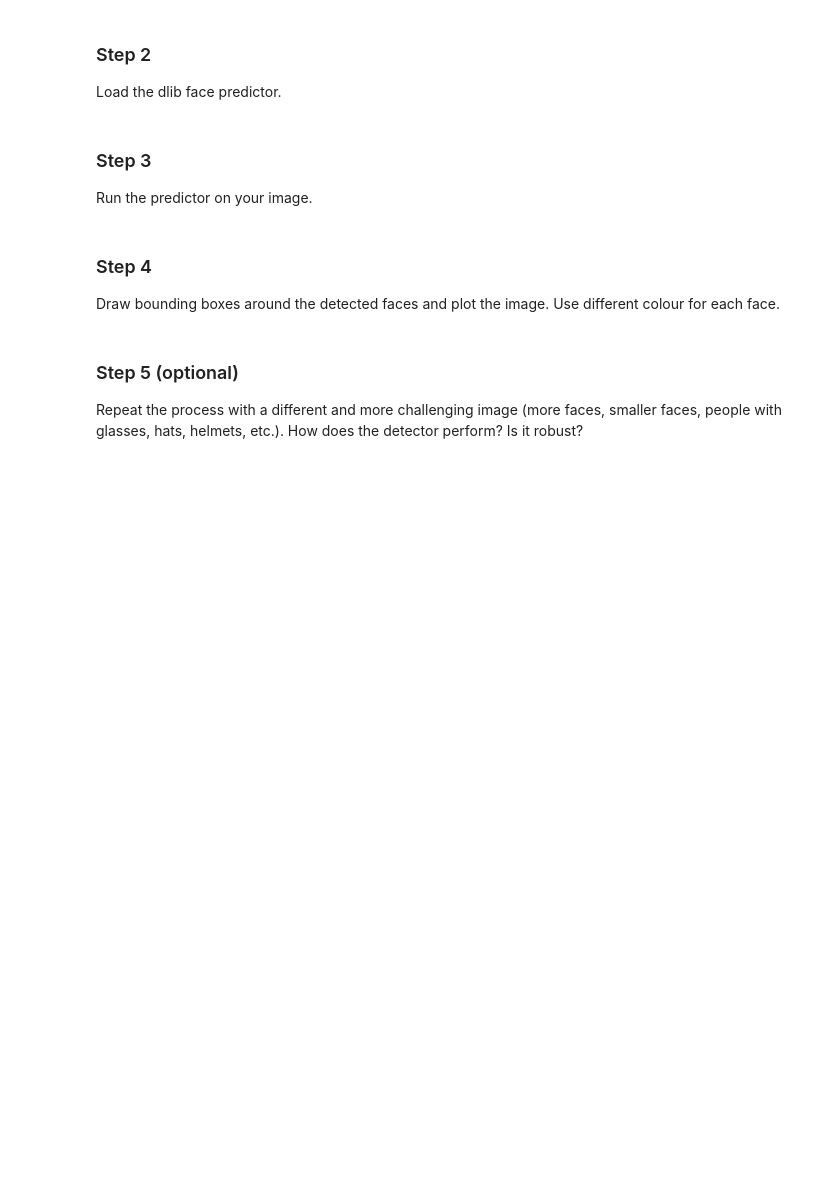
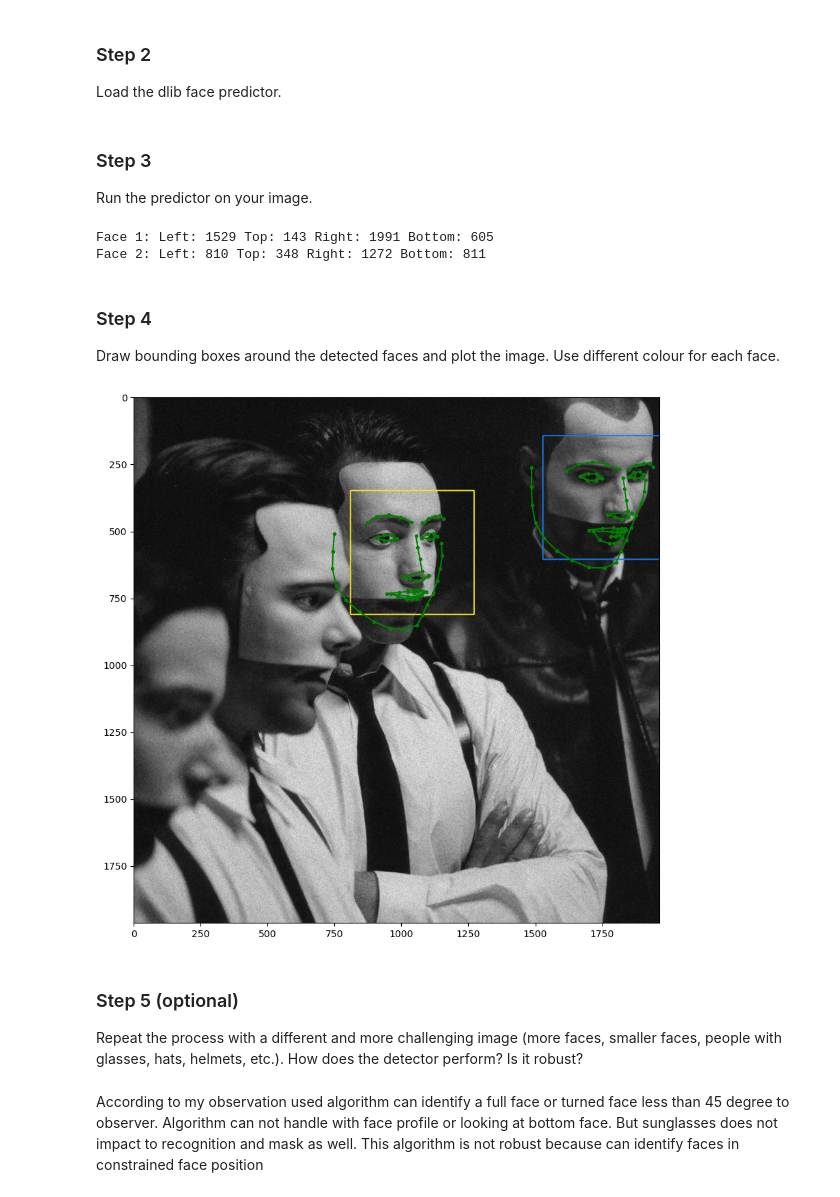
Before and after one commit to KryvkoSergii/ComputerVision, a Jupyter notebook: lesson9/Homework.ipynb, the cells around one changed output. Drawn from its saved outputs; the diff is of its cells as text; code cells hidden in the pictures; blank space fills up the shorter version.

```diff
--- a/lesson9/Homework.ipynb
+++ b/lesson9/Homework.ipynb
@@ -16,15 +30,60 @@ Load an image (any image that contains faces).
 ### Step 2
 
 Load the dlib face predictor.
+# %%
+predictor = dlib.shape_predictor('../../shape_predictor_68_face_landmarks.dat')
+detector = dlib.get_frontal_face_detector()
 # %% [markdown]
 ### Step 3
 
 Run the predictor on your image.
+# %%
+# Convert landmarks to ndarray for better manipulation
+def landmarks(shape):
+    kps = list(map(lambda p: (p.x, p.y), shape.parts()))
+    return np.array(kps)
+# %%
+# detected faces on the image
+# The 1 in the second argument indicates that we should upsample the image 1 time
+detectedFaces = detector(img, 1)
+landmarkList = []
+for k, d in enumerate(detectedFaces):
+    print("Face {}: Left: {} Top: {} Right: {} Bottom: {}".format(k+1, d.left(), d.top(), d.right(), d.bottom()))
+
+    shape = predictor(img, d)
+    landmarkList.append(landmarks(shape))
+# %% [output]
+Face 1: Left: 1529 Top: 143 Right: 1991 Bottom: 605
+Face 2: Left: 810 Top: 348 Right: 1272 Bottom: 811
 # %% [markdown]
 ### Step 4
 
 Draw bounding boxes around the detected faces and plot the image. Use different colour for each face.
+# %%
+def plot_landmarks(vec):
+    plt.plot(vec[0:17,0], vec[0:17,1], 'g.-')       # Contour
+    plt.plot(vec[48:68,0], vec[48:68,1], 'g.-')     # Mouth
+    plt.plot(vec[17:22,0], vec[17:22,1], 'g.-')     # Right eyebrow
+    plt.plot(vec[22:27,0], vec[22:27,1], 'g.-')     # Left eyebrow
+    plt.plot(np.concatenate((vec[36:42,0], vec[36:37,0])), np.concatenate((vec[36:42,1], vec[36:37,1])), 'g.-')     # Left eye
+    plt.plot(np.concatenate((vec[42:48,0], vec[42:43,0])), np.concatenate((vec[42:48,1], vec[42:43,1])), 'g.-')     # Right eye
+    plt.plot(vec[27:36,0], vec[27:36,1], 'g.-')     # Nose
+
+for face in detectedFaces:
+    color = (randrange(255), randrange(255), randrange(255))
+    cv2.rectangle(img, (face.left(), face.top()), (face.right(), face.bottom()), color, 3)
+
+plt.imshow(img)
+
+for k, landmark in enumerate(landmarkList):
+    plot_landmarks(landmark)
+# %% [output]
+[figure, added]
 # %% [markdown]
 ### Step 5 (optional)
 
 Repeat the process with a different and more challenging image (more faces, smaller faces, people with glasses, hats, helmets, etc.). How does the detector perform? Is it robust?
+# %% [markdown]
+According to my observation used algorithm can identify a full face or turned face less than 45 degree to observer.
+Algorithm can not handle with face profile or looking at bottom face. But sunglasses does not impact to recognition and mask as well.
+This algorithm is not robust because can identify faces in constrained face position
```
Also changed, not shown: parts of 2 cells of this notebook, 3 other files.
